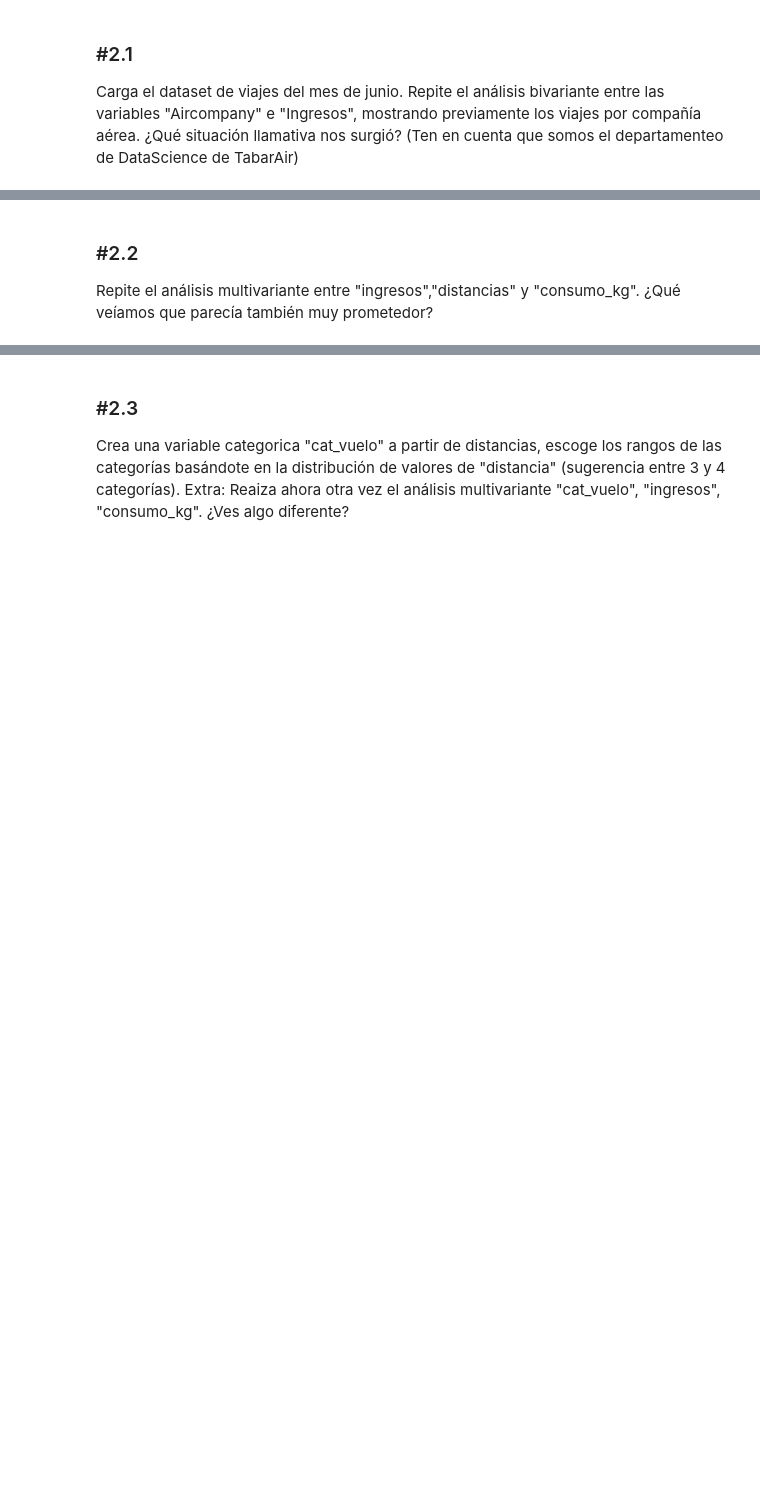
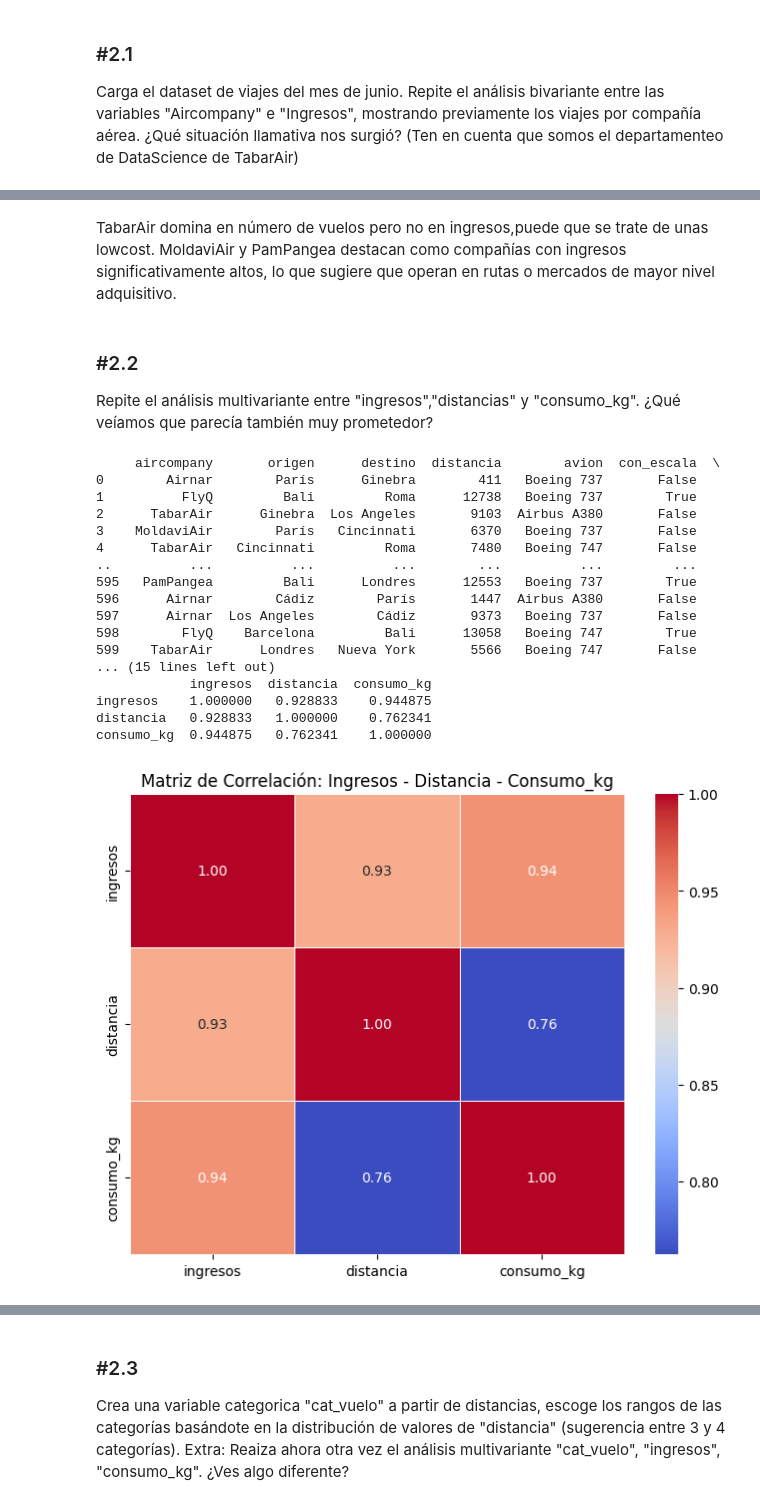
Before and after one commit to Cmonzon-94/ONLINE_DS_THEBRIDGE_Cmonzon, a Jupyter notebook: 03_Analisis_de_Datos/Sprint_07/Unidad_02_Analisis__Bivariante_Multivariante/Unidad_02/Practica_Obligatoria/18_Practica_Obligatoria_Multivariante.ipynb, the cells around one changed output, grey strips where cells are left out. Drawn from its saved outputs; the diff is of its cells as text; code cells hidden in the pictures; blank space fills up the shorter version.

```diff
--- a/03_Analisis_de_Datos/Sprint_07/Unidad_02_Analisis__Bivariante_Multivariante/Unidad_02/Practica_Obligatoria/18_Practica_Obligatoria_Multivariante.ipynb
+++ b/03_Analisis_de_Datos/Sprint_07/Unidad_02_Analisis__Bivariante_Multivariante/Unidad_02/Practica_Obligatoria/18_Practica_Obligatoria_Multivariante.ipynb
@@ -519,4 +580,41 @@ Carga el dataset de viajes del mes de junio. Repite el análisis bivariante entr
+# %% [markdown]
+TabarAir domina en número de vuelos pero no en ingresos,puede que se trate de unas lowcost. MoldaviAir y PamPangea destacan como compañías con ingresos significativamente altos, lo que sugiere que operan en rutas o mercados de mayor nivel adquisitivo.
 # %% [markdown]
 ### #2.2
 
 Repite el análisis multivariante entre "ingresos","distancias" y "consumo_kg". ¿Qué veíamos que parecía también muy prometedor?
+# %%
+df_viajes_junio[["ingresos", "distancia", "consumo_kg"]].describe()
+print(df_viajes_junio)
+
+# Matriz de correlación entre las variables
+matriz_correlacion = df_viajes_junio[["ingresos", "distancia", "consumo_kg"]].corr()
+print(matriz_correlacion)
+
+plt.figure(figsize=(8, 6))
+sns.heatmap(matriz_correlacion, annot=True, cmap="coolwarm", fmt=".2f", linewidths=0.5)
+plt.title("Matriz de Correlación: Ingresos - Distancia - Consumo_kg")
+plt.show()
+
+sns.pairplot(df_viajes_junio, vars=["ingresos", "distancia", "consumo_kg"], diag_kind="kde")
+plt.suptitle("Relación entre: Ingresos - Distancia - Consumo_kg", y=1.02)
+plt.show()
+# %% [output]
+     aircompany       origen      destino  distancia        avion  con_escala  \
+0        Airnar        París      Ginebra        411   Boeing 737       False
+1          FlyQ         Bali         Roma      12738   Boeing 737        True
+2      TabarAir      Ginebra  Los Angeles       9103  Airbus A380       False
+3    MoldaviAir        París   Cincinnati       6370   Boeing 737       False
+4      TabarAir   Cincinnati         Roma       7480   Boeing 747       False
+..          ...          ...          ...        ...          ...         ...
+595   PamPangea         Bali      Londres      12553   Boeing 737        True
+596      Airnar        Cádiz        París       1447  Airbus A380       False
+597      Airnar  Los Angeles        Cádiz       9373   Boeing 737       False
+598        FlyQ    Barcelona         Bali      13058   Boeing 747        True
+599    TabarAir      Londres   Nueva York       5566   Boeing 747       False
+... (15 lines left out)
+            ingresos  distancia  consumo_kg
+ingresos    1.000000   0.928833    0.944875
+distancia   0.928833   1.000000    0.762341
+consumo_kg  0.944875   0.762341    1.000000
+[figure, added]
```
Also changed, not shown: parts of 7 cells of this notebook.
